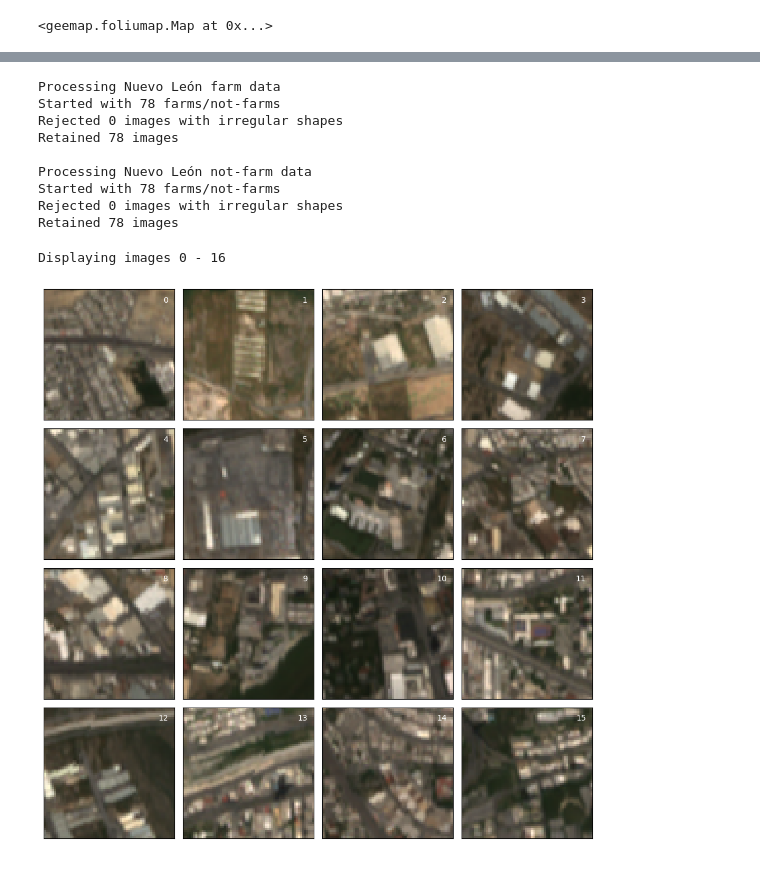
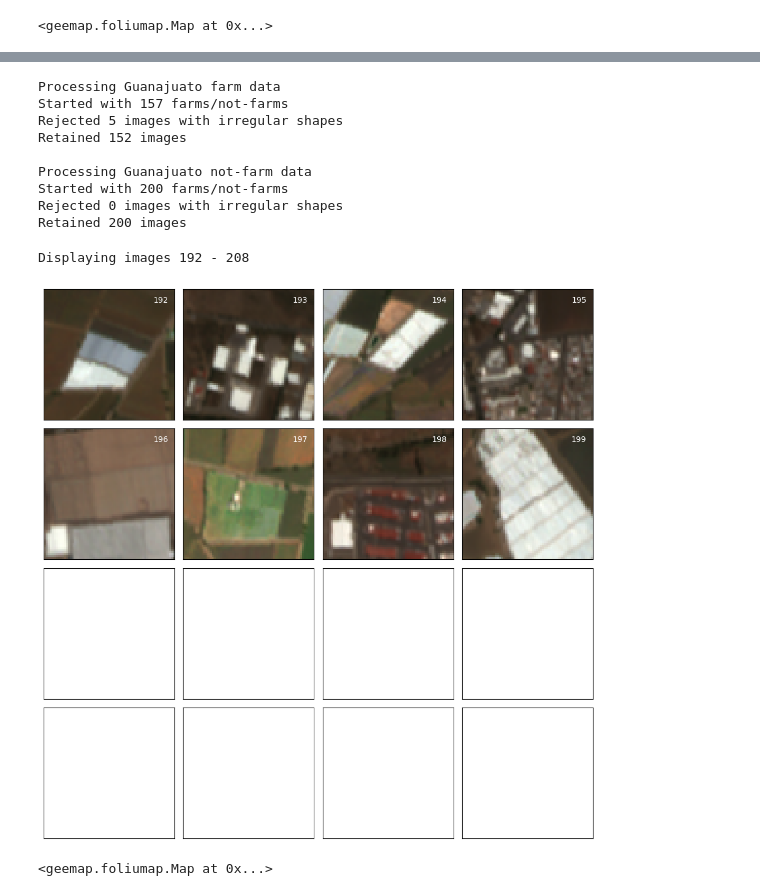
Before and after one commit to rachelemason/CAFO-AI, a Jupyter notebook: processMexicoData.ipynb, the cells around one changed output, grey strips where cells are left out. Drawn from its saved outputs; the diff is of its cells as text; code cells hidden in the pictures.

Commit message:
Added code to processMexicoData to help with manually identifying and correcting mislabelled data

```diff
--- a/processMexicoData.ipynb
+++ b/processMexicoData.ipynb
@@ -202,7 +203,7 @@ State-by-state processing begins here. The following cells are where the farm an
 # %%
 # Begin processing individual states - actually getting the training (Sentinel) data for each one
 
-state = "Nuevo León"
+state = "Guanajuato"
 
 if state in ["Coahuila de Zaragoza", "Veracruz de Ignacio de la Llave", "Michoacán de Ocampo"]:
   prefix = unidecode(state.split()[0])
@@ -362,12 +366,16 @@ After merging closely-spaced buildings, there are 78 CAFOs in the dataset
 # We will increase the distance parameter so as to reduce the number of buildings
 # that are actually just CAFOs whose official coords are offset from their buildings
 # Our non-CAFO category will consist of a random sample of the large, non-CAFO
-# buildings. The sample size will be about the same as the size of the CAFO dataset.
+# buildings. The sample size will be a bit larger than the size of the CAFO dataset,
+# as some buildings will be merged and some false negatives removed later.
 
-print(f"There are {n} CAFOs in the dataset --> sampling {n} not-CAFO buildings")
+# NB Yucatan was run with n*1.2, rerunning with a different value will require
+# re-checking all the images
+
+print(f"There are {n} CAFOs in the dataset --> sampling {n*1.5:.0f} not-CAFO buildings")
 spatialJoined = filter_and_join(buildings, cafo_coords, 1000)
 fc = spatialJoined.filter(ee.Filter.eq('points', None))
-other_buildings = fc.randomColumn().sort('random').limit(n)
+other_buildings = fc.randomColumn(seed=0).sort('random').limit(np.round(n*1.3, 0))
 
 not_cafo_areas = get_sentinel_data(other_buildings, filename=f"{prefix}_NotCAFOs")
 n = not_cafo_areas.size().getInfo()
@@ -460,13 +457,14 @@ def process_for_vgg16(gdf, filename):
 
     rejected = 0
     arr_list = []
+    coord_list = []
     groups = gdf.groupby(by='id')
 
     # Here, a group will be an individual farm or not-farm
     for n, group in groups:
       data = {'B4': [], 'B3': [], 'B2': []}
+      # Identify image rows for each farm/not-farm
       _ = group.groupby(by=group.geometry.y)
-
       # Gather the group's pixels into a 3D array
       for coord, vals in _:
         for band in ['B4', 'B3', 'B2']:
@@ -496,8 +494,14 @@ def process_for_vgg16(gdf, filename):
       # The image is ready now, so add it to the list
       arr_list.append(arr)
 
+      # Get coords of top left (?) corner of area
+      coord_list.append(group.reset_index().loc[0, 'geometry'])
+
     # Final 4D array containing all images
     dataset = np.array(arr_list)
+
+    # Dataframe containing coords in same order
+    coord_gdf = gpd.GeoDataFrame(coord_list, columns=['geometry'], crs="EPSG:4326")
 
     print(f"Started with {len(groups)} farms/not-farms")
     print(f"Rejected {rejected} images with irregular shapes")
@@ -505,49 +509,74 @@ def process_for_vgg16(gdf, filename):
 
     np.save(f'/content/drive/MyDrive/CAFO_data/Mexico/{filename}', dataset)
 
-    return dataset
+    return dataset, coord_gdf
 
 print(f'Processing {state} farm data')
-images_cat1 = process_for_vgg16(gdf_1, filename=f'{prefix}_cat1.npy')
+images_cat1, coords_cat1 = process_for_vgg16(gdf_1, filename=f'{prefix}_cat1.npy')
 
 print(f'\nProcessing {state} not-farm data')
-images_cat0 = process_for_vgg16(gdf_0, filename=f'{prefix}_cat0.npy')
+images_cat0, coords_cat0 = process_for_vgg16(gdf_0, filename=f'{prefix}_cat0.npy')
 # %% [output]
-Processing Nuevo León farm data
-Started with 78 farms/not-farms
+Processing Guanajuato farm data
+Started with 157 farms/not-farms
+Rejected 5 images with irregular shapes
+Retained 152 images
+
+Processing Guanajuato not-farm data
+Started with 200 farms/not-farms
 Rejected 0 images with irregular shapes
-Retained 78 images
-
-Processing Nuevo León not-farm data
-Started with 78 farms/not-farms
-Rejected 0 images with irregular shapes
-Retained 78 images
+Retained 200 images
 # %%
 # Examine images - if desired, manually record indexes of "mislabelled" images, which
 # can then be used to move images between arrays
 
 def verify_images(image_arr, start_at):
 
   print(f"Displaying images {start_at} - {start_at+16}")
   image_nums = [n for n in range(start_at+16 - start_at)]
 
   _, axes = plt.subplots(4, 4, figsize=(10, 10))
   n = 0
   for row in axes:
     for col in row:
       try:
         col.imshow(image_arr[start_at+n, :, :, :].astype(int))
       except IndexError:
         pass
       col.text(0.95, 0.95, str(start_at+n), va='top', ha='right', color='white', transform=col.transAxes)
       col.axes.get_xaxis().set_visible(False)
       col.axes.get_yaxis().set_visible(False)
       n += 1
 
   plt.tight_layout()
 
-#0, 16, 32, 48, 64, 80, 96, 112, 128, 144, 160, 186, 202, 218, 232, 248, 266, 282
-verify_images(images_cat0, start_at=0)
+#0, 16, 32, 48, 64, 80, 96, 112, 128, 144, 160, 176, 192
+verify_images(images_cat0, start_at=192)
 # %% [output]
-Displaying images 0 - 16
+Displaying images 192 - 208
-[figure, old version]
+[figure, new version]
+# %%
+# Enter an image number on this line to see it on a map
+to_examine = coords_cat0.loc[coords_cat0.index[[187]]]
+dodgy_points = geemap.gdf_to_ee(to_examine)
+
+Map3 = geemap.Map()
+Map3.centerObject(dodgy_points.first(), 16)
+
+sentinel_viz3 = {
+    'min': 0,
+    'max': 3000,
+    'bands': sentinel_bands
+}
+
+Map3.add_basemap("HYBRID")
+#Map3.addLayer(sentinel, sentinel_viz3, 'Sentinel')
+Map3.addLayer(buildings, buildings_viz, "All buildings")
+Map3.addLayer(cafo_coords, {'color':'purple', 'width':6}, "Pig+chicken+egg farms")
+#Map3.addLayer(cafo_areas, farm_viz, "Farms for training")
+#Map3.addLayer(not_cafo_areas, not_farm_viz, "Not-farms for training")
+Map3.addLayer(dodgy_points, {'color':'red', 'width':6}, "Dodgy Images")
+
+Map3
+# %% [output]
+<geemap.foliumap.Map at 0x...>
```
Also changed, not shown: parts of 14 cells of this notebook, 1 other file.
